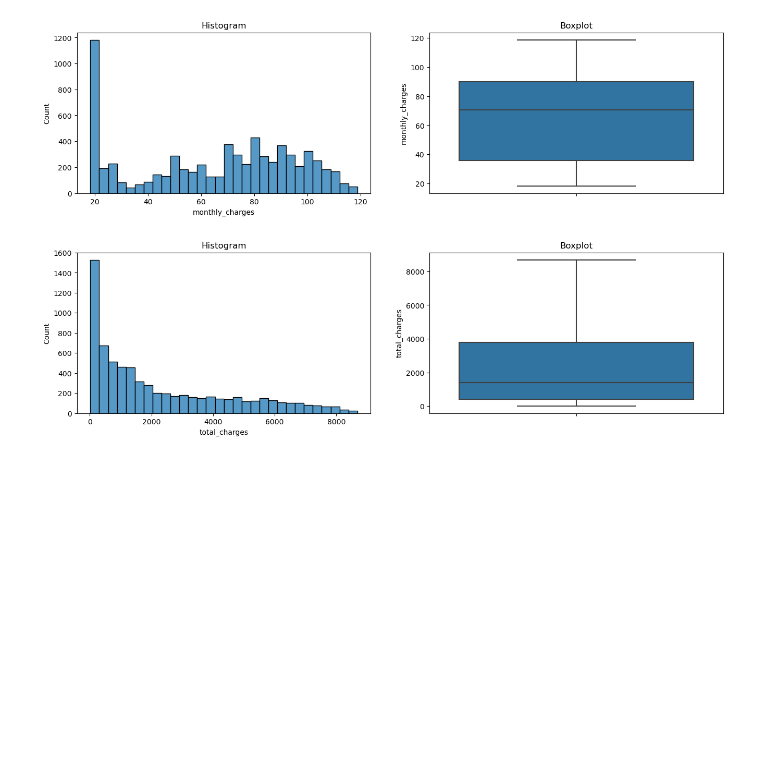
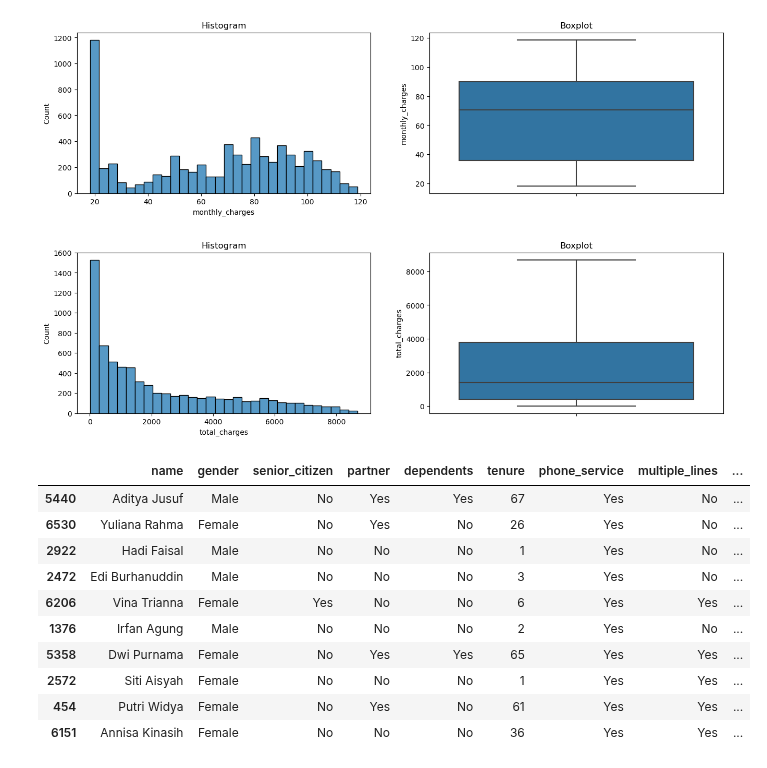
Before and after one commit to FTDS-assignment-bay/p2-final-project-ftds-001-sby-group-001, a Jupyter notebook: data_engineer.ipynb, the cells around one changed output. Saved outputs shown, nothing was run; the diff lists cells and outputs as text; code cells hidden in the pictures; blank space fills up the shorter version.

```diff
--- a/data_engineer.ipynb
+++ b/data_engineer.ipynb
@@ -262,3 +262,22 @@ df.to_csv('telco_data_clean.csv', index=False)
 # %%
 # # df['flight_status'] = df.apply(lambda row: formatHeader(row), axis=1)
 # df.rename(columns=lambda x: formatHeader(x), inplace=True)
+# %%
+df_clean = pd.read_csv('telco_data_clean.csv', index_col=False)
+df_sample = df_clean.sample(n=10, random_state=44)
+name = ['Aditya Jusuf', 'Yuliana Rahma', 'Hadi Faisal', 'Edi Burhanuddin', 'Vina Trianna',
+        'Irfan Agung', 'Dwi Purnama', 'Siti Aisyah', 'Putri Widya', 'Annisa Kinasih']
+df_sample.insert(0, 'name', name)
+df_sample
+# %% [output]
+|  | name | gender | senior_citizen | partner | dependents | tenure | phone_service | multiple_lines | ... |
+| 5440 | Aditya Jusuf | Male | No | Yes | Yes | 67 | Yes | No | ... |
+| 6530 | Yuliana Rahma | Female | No | Yes | No | 26 | Yes | No | ... |
+| 2922 | Hadi Faisal | Male | No | No | No | 1 | Yes | No | ... |
+| 2472 | Edi Burhanuddin | Male | No | No | No | 3 | Yes | No | ... |
+| 6206 | Vina Trianna | Female | Yes | No | No | 6 | Yes | Yes | ... |
+| 1376 | Irfan Agung | Male | No | No | No | 2 | Yes | No | ... |
+| 5358 | Dwi Purnama | Female | No | Yes | Yes | 65 | Yes | Yes | ... |
+| 2572 | Siti Aisyah | Female | No | No | No | 1 | Yes | Yes | ... |
+| 454 | Putri Widya | Female | No | Yes | No | 61 | Yes | Yes | ... |
+| 6151 | Annisa Kinasih | Female | No | No | No | 36 | Yes | Yes | ... |
```
Also changed, not shown: parts of 1 cell of this notebook, 13 other files.
